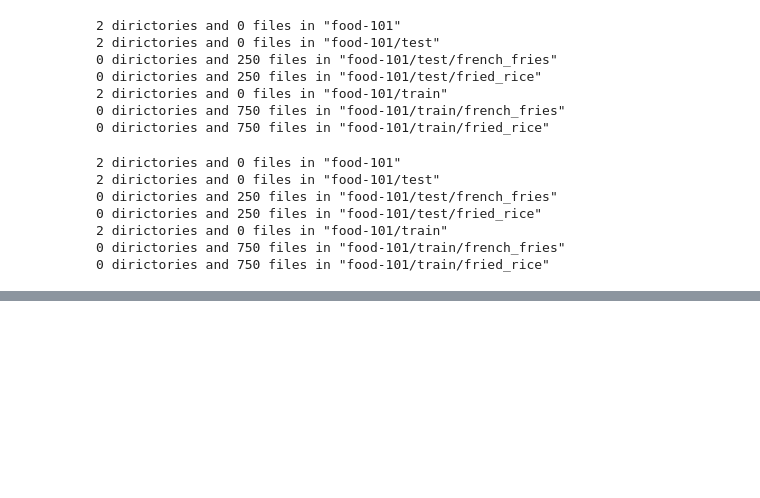
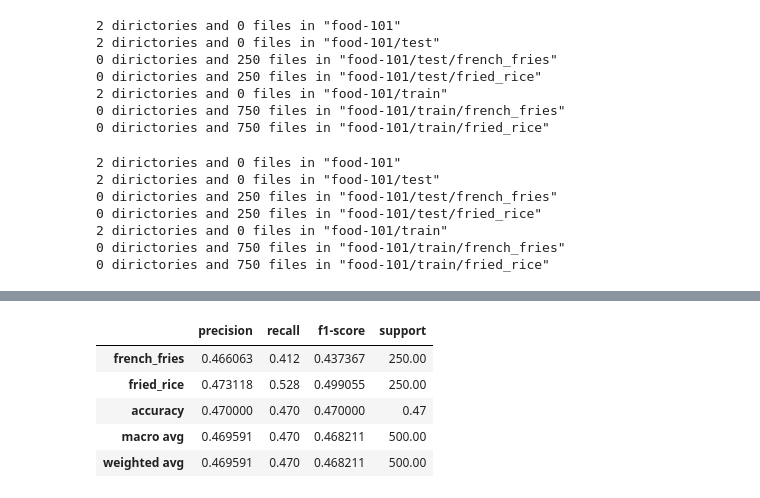
Before and after one commit to philBram/tensorflow, a Jupyter notebook: food_101_dataset_conv_net_binary_classification.ipynb, the cells around one changed output, grey strips where cells are left out. Cells and saved outputs as stored; diff of their text form; code cells hidden in the pictures; blank space fills up the shorter version.

```diff
--- a/food_101_dataset_conv_net_binary_classification.ipynb
+++ b/food_101_dataset_conv_net_binary_classification.ipynb
@@ -211,0 +358,11 @@ plot_random_images()
+# %%
+from sklearn.metrics import classification_report
+
+pd.DataFrame(classification_report(y_true, y_pred, target_names=class_names, output_dict=True)).T
+# %% [output]
+|  | precision | recall | f1-score | support |
+| french_fries | 0.466063 | 0.412 | 0.437367 | 250.00 |
+| fried_rice | 0.473118 | 0.528 | 0.499055 | 250.00 |
+| accuracy | 0.470000 | 0.470 | 0.470000 | 0.47 |
+| macro avg | 0.469591 | 0.470 | 0.468211 | 500.00 |
+| weighted avg | 0.469591 | 0.470 | 0.468211 | 500.00 |
```
Also changed, not shown: parts of 13 cells of this notebook.
